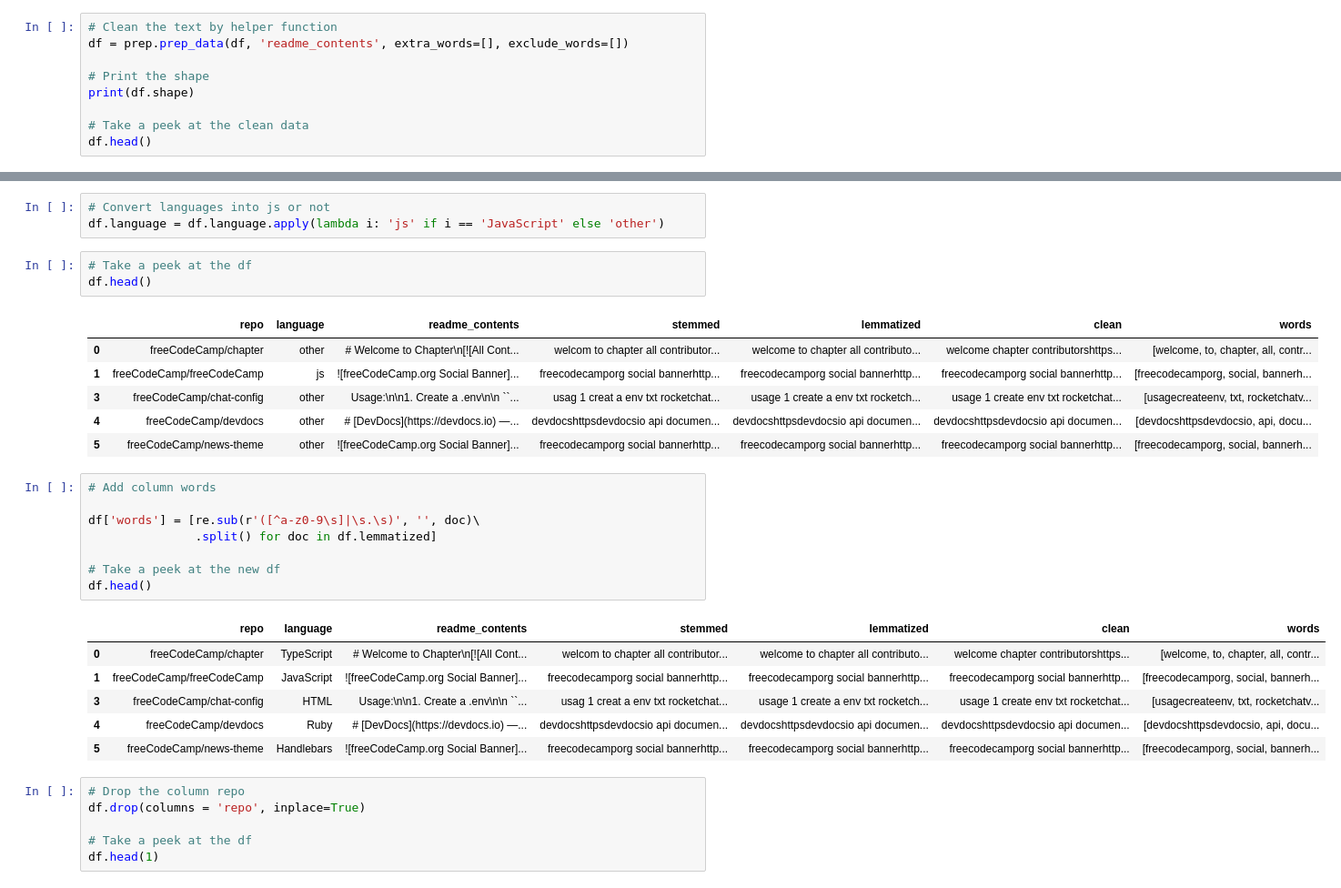
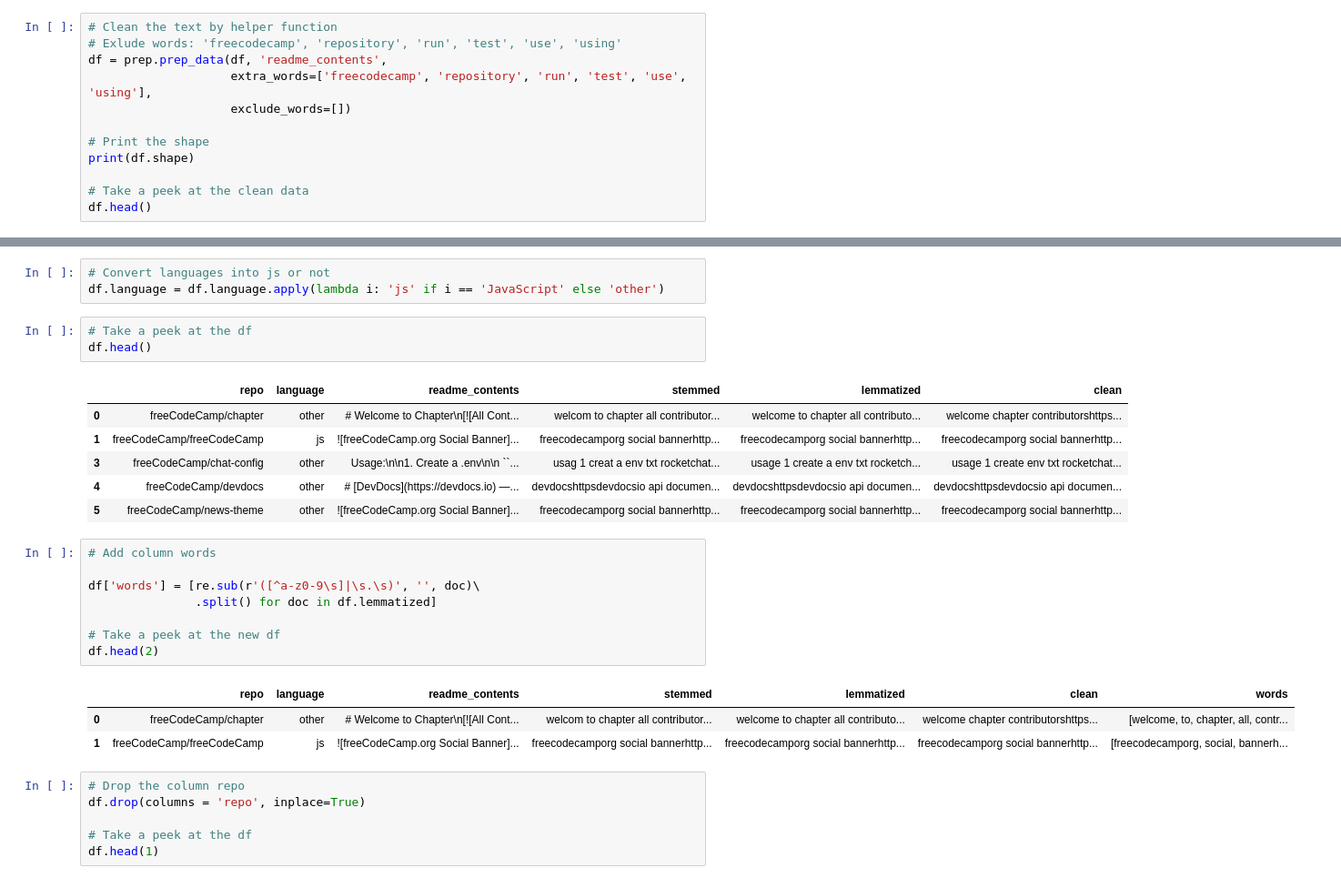
Before and after one commit to AAranda10/nlp-project, a Jupyter notebook: shi_scratch.ipynb, the cells around one changed output, grey strips where cells are left out. Shown at 91% size. Cells and saved outputs as stored; diff of their text form.

```diff
--- a/shi_scratch.ipynb
+++ b/shi_scratch.ipynb
@@ -74,7 +74,10 @@ df.shape
 (92, 3)
 # %%
 # Clean the text by helper function
-df = prep.prep_data(df, 'readme_contents', extra_words=[], exclude_words=[])
+# Exlude words: 'freecodecamp', 'repository', 'run', 'test', 'use', 'using'
+df = prep.prep_data(df, 'readme_contents',
+                    extra_words=['freecodecamp', 'repository', 'run', 'test', 'use', 'using'],
+                    exclude_words=[])
 
 # Print the shape
 print(df.shape)
@@ -144,27 +147,24 @@ df.language = df.language.apply(lambda i: 'js' if i == 'JavaScript' else 'other'
 # Take a peek at the df
 df.head()
 # %% [output]
-|  | repo | language | readme_contents | stemmed | lemmatized | clean | words |
-| 0 | freeCodeCamp/chapter | other | # Welcome to Chapter\n[![All Cont... | welcom to chapter all contributor... | welcome to chapter all contributo... | welcome chapter contributorshttps... | [welcome, to, chapter, all, contr... |
-| 1 | freeCodeCamp/freeCodeCamp | js | ![freeCodeCamp.org Social Banner]... | freecodecamporg social bannerhttp... | freecodecamporg social bannerhttp... | freecodecamporg social bannerhttp... | [freecodecamporg, social, bannerh... |
-| 3 | freeCodeCamp/chat-config | other | Usage:\n\n1. Create a .env\n\n ``... | usag 1 creat a env txt rocketchat... | usage 1 create a env txt rocketch... | usage 1 create env txt rocketchat... | [usagecreateenv, txt, rocketchatv... |
-| 4 | freeCodeCamp/devdocs | other | # [DevDocs](https://devdocs.io) —... | devdocshttpsdevdocsio api documen... | devdocshttpsdevdocsio api documen... | devdocshttpsdevdocsio api documen... | [devdocshttpsdevdocsio, api, docu... |
-| 5 | freeCodeCamp/news-theme | other | ![freeCodeCamp.org Social Banner]... | freecodecamporg social bannerhttp... | freecodecamporg social bannerhttp... | freecodecamporg social bannerhttp... | [freecodecamporg, social, bannerh... |
+|  | repo | language | readme_contents | stemmed | lemmatized | clean |
+| 0 | freeCodeCamp/chapter | other | # Welcome to Chapter\n[![All Cont... | welcom to chapter all contributor... | welcome to chapter all contributo... | welcome chapter contributorshttps... |
+| 1 | freeCodeCamp/freeCodeCamp | js | ![freeCodeCamp.org Social Banner]... | freecodecamporg social bannerhttp... | freecodecamporg social bannerhttp... | freecodecamporg social bannerhttp... |
+| 3 | freeCodeCamp/chat-config | other | Usage:\n\n1. Create a .env\n\n ``... | usag 1 creat a env txt rocketchat... | usage 1 create a env txt rocketch... | usage 1 create env txt rocketchat... |
+| 4 | freeCodeCamp/devdocs | other | # [DevDocs](https://devdocs.io) —... | devdocshttpsdevdocsio api documen... | devdocshttpsdevdocsio api documen... | devdocshttpsdevdocsio api documen... |
+| 5 | freeCodeCamp/news-theme | other | ![freeCodeCamp.org Social Banner]... | freecodecamporg social bannerhttp... | freecodecamporg social bannerhttp... | freecodecamporg social bannerhttp... |
 # %%
 # Add column words
 
 df['words'] = [re.sub(r'([^a-z0-9\s]|\s.\s)', '', doc)\
                .split() for doc in df.lemmatized]
 
 # Take a peek at the new df
-df.head()
+df.head(2)
 # %% [output]
 |  | repo | language | readme_contents | stemmed | lemmatized | clean | words |
-| 0 | freeCodeCamp/chapter | TypeScript | # Welcome to Chapter\n[![All Cont... | welcom to chapter all contributor... | welcome to chapter all contributo... | welcome chapter contributorshttps... | [welcome, to, chapter, all, contr... |
-| 1 | freeCodeCamp/freeCodeCamp | JavaScript | ![freeCodeCamp.org Social Banner]... | freecodecamporg social bannerhttp... | freecodecamporg social bannerhttp... | freecodecamporg social bannerhttp... | [freecodecamporg, social, bannerh... |
-| 3 | freeCodeCamp/chat-config | HTML | Usage:\n\n1. Create a .env\n\n ``... | usag 1 creat a env txt rocketchat... | usage 1 create a env txt rocketch... | usage 1 create env txt rocketchat... | [usagecreateenv, txt, rocketchatv... |
-| 4 | freeCodeCamp/devdocs | Ruby | # [DevDocs](https://devdocs.io) —... | devdocshttpsdevdocsio api documen... | devdocshttpsdevdocsio api documen... | devdocshttpsdevdocsio api documen... | [devdocshttpsdevdocsio, api, docu... |
-| 5 | freeCodeCamp/news-theme | Handlebars | ![freeCodeCamp.org Social Banner]... | freecodecamporg social bannerhttp... | freecodecamporg social bannerhttp... | freecodecamporg social bannerhttp... | [freecodecamporg, social, bannerh... |
+| 0 | freeCodeCamp/chapter | other | # Welcome to Chapter\n[![All Cont... | welcom to chapter all contributor... | welcome to chapter all contributo... | welcome chapter contributorshttps... | [welcome, to, chapter, all, contr... |
+| 1 | freeCodeCamp/freeCodeCamp | js | ![freeCodeCamp.org Social Banner]... | freecodecamporg social bannerhttp... | freecodecamporg social bannerhttp... | freecodecamporg social bannerhttp... | [freecodecamporg, social, bannerh... |
 # %%
 # Drop the column repo
 df.drop(columns = 'repo', inplace=True)
```
Also changed, not shown: parts of 34 cells of this notebook, 1 other file.
